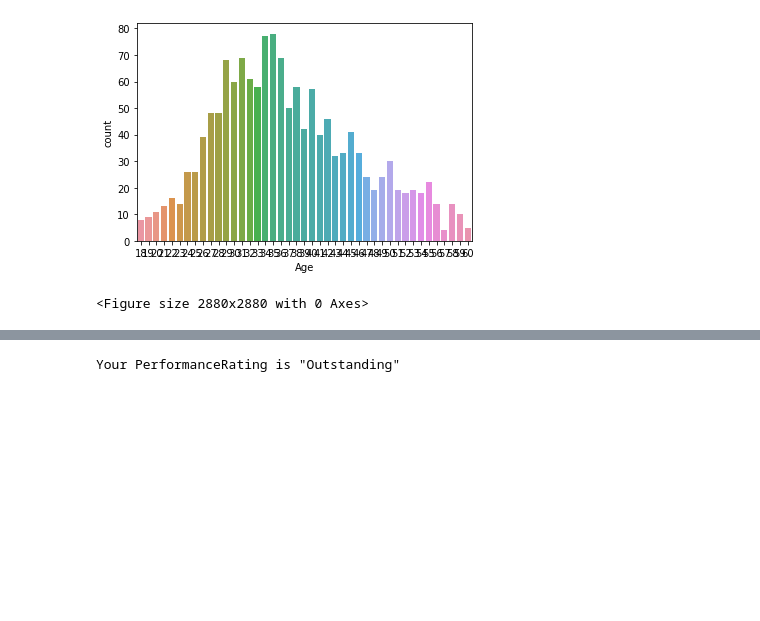
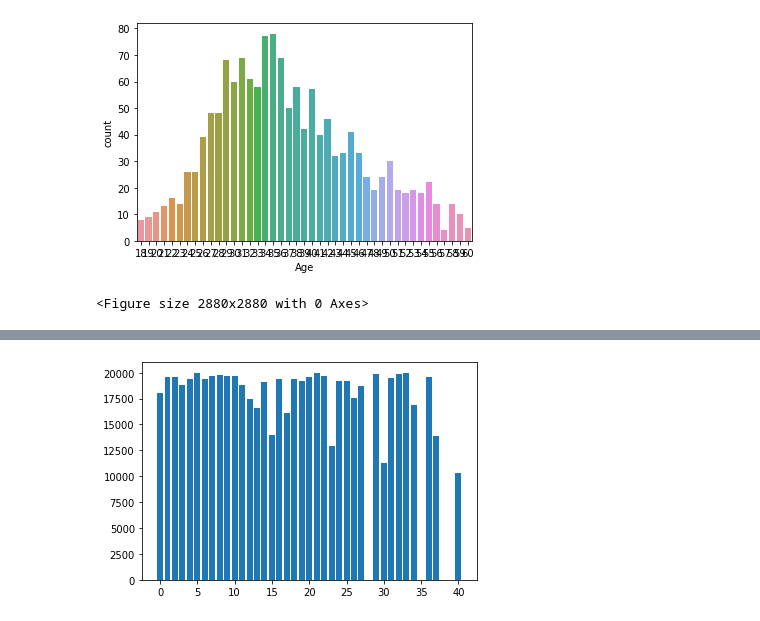
Before and after one commit to HssngH/ToBigs18, a Jupyter notebook: WEEK1_EDA.ipynb, the cells around one changed output, grey strips where cells are left out. Saved outputs shown, nothing was run; the diff lists cells and outputs as text; code cells hidden in the pictures; blank space fills up the shorter version.

```diff
--- a/WEEK1_EDA.ipynb
+++ b/WEEK1_EDA.ipynb
@@ -238,2 +244,12 @@ plt.show()
+# %%
+# 근속연수가 길수록 임금이 높을 것이다.
+y=df['MonthlyIncome']
+x=df['YearsAtCompany']
+plt.bar(x, y)
+plt.show()
+
+## 근속연수는 임금과 관계가 없다.
+# %% [output]
+[figure, added]
 # %%
 # 파생변수
@@ -262,4 +282,0 @@ def PerformanceRating_calculator(x):
-# %%
-PerformanceRating_calculator(22)
-# %% [output]
-Your PerformanceRating is "Outstanding"
```
Also changed, not shown: parts of 10 cells of this notebook.
